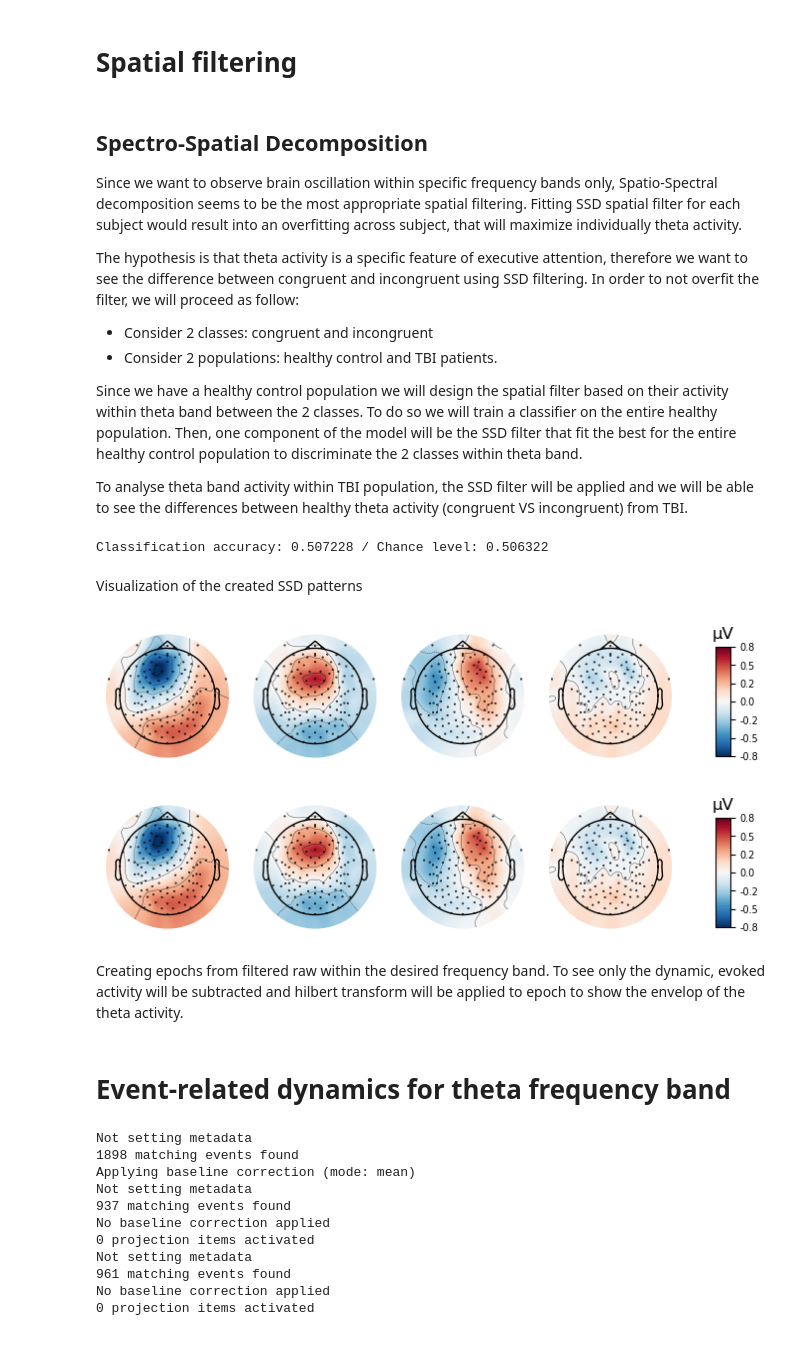
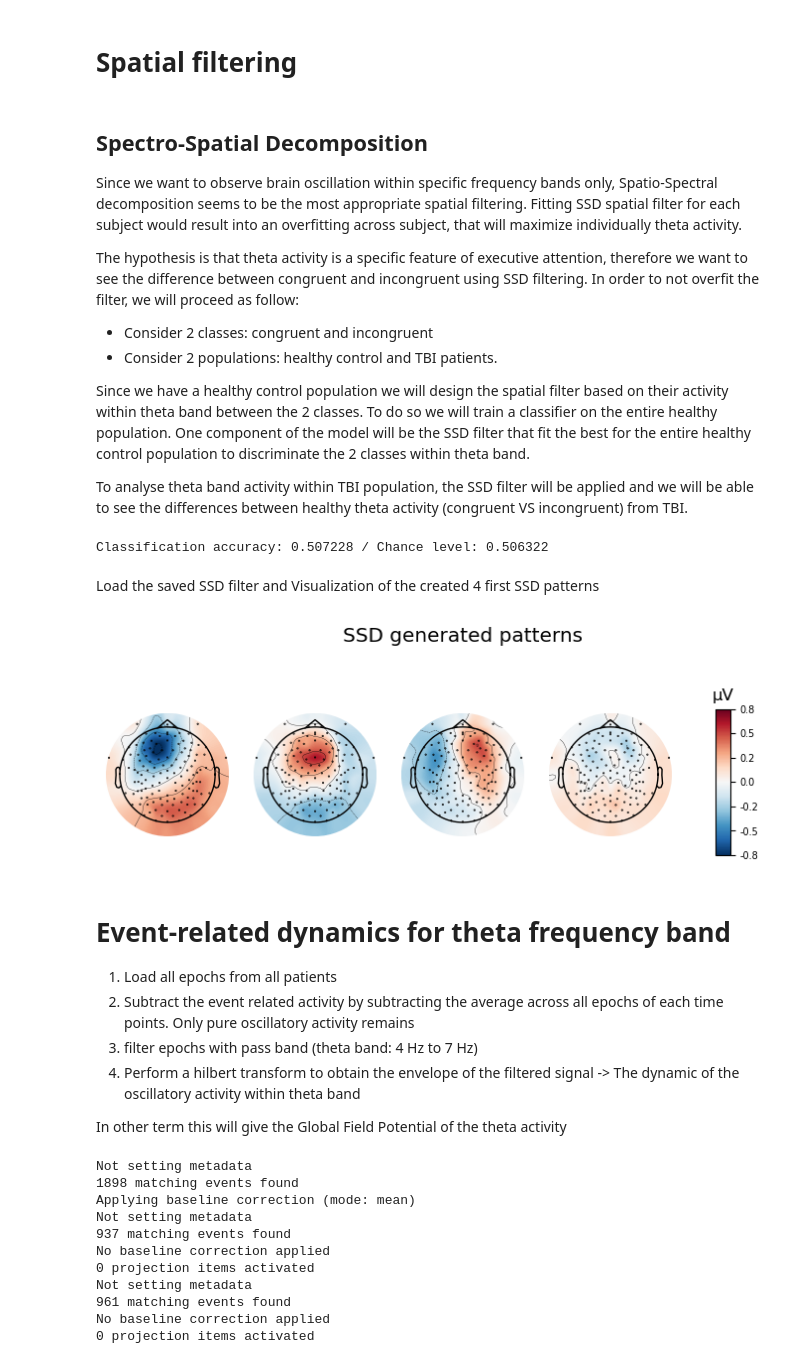
Before and after one commit to Sam54000/preprocessing_theta, a Jupyter notebook: New_MFF_MultiSubjectInluded.ipynb, the cells around one changed output. Drawn from its saved outputs; the diff is of its cells as text; code cells hidden in the pictures.

```diff
--- a/New_MFF_MultiSubjectInluded.ipynb
+++ b/New_MFF_MultiSubjectInluded.ipynb
@@ -481,7 +506,7 @@ The hypothesis is that theta activity is a specific feature of executive attenti
 * Consider 2 classes: congruent and incongruent
 * Consider 2 populations: healthy control and TBI patients.
 
-Since we have a healthy control population we will design the spatial filter based on their activity within theta band between the 2 classes. To do so we will train a classifier on the entire healthy population. Then, one component of the model will be the SSD filter that fit the best for the entire healthy control population to discriminate the 2 classes within theta band.
+Since we have a healthy control population we will design the spatial filter based on their activity within theta band between the 2 classes. To do so we will train a classifier on the entire healthy population. One component of the model will be the SSD filter that fit the best for the entire healthy control population to discriminate the 2 classes within theta band.
 
 To analyse theta band activity within TBI population, the SSD filter will be applied and we will be able to see the differences between healthy theta activity (congruent VS incongruent) from TBI.
 # %%
@@ -527,11 +555,13 @@ print("Classification accuracy: %f / Chance level: %f" % (np.mean(scores),
 # %% [output]
 Classification accuracy: 0.507228 / Chance level: 0.506322
 # %% [markdown]
-Visualization of the created SSD patterns
+Load the saved SSD filter and Visualization of the created 4 first SSD patterns
 # %%
+with open(r'D:\WCM_data_analysis\Theta_analysis\ssd_filter.pkl', 'rb') as inp:
+    ssd = pickle.load(inp)
 patterns_epochs = mne.EvokedArray(data=ssd.patterns_[:4].T,
                                  info=ssd.info)
-patterns_epochs.plot_topomap(units=dict(mag='A.U.'), time_format='')
+patterns_epochs.plot_topomap(units=dict(mag='A.U.'), time_format='',show=False,title='SSD generated patterns')
+plt.show()
 # %% [output]
-[figure, old version]
+[figure, new version]
-[figure, removed]
@@ -546,7 +568,11 @@ save_object(clf, r'D:\WCM_data_analysis\Theta_analysis\classifier.pkl')
-# %% [markdown]
-Creating epochs from filtered raw within the desired frequency band. To see only the dynamic, evoked activity will be subtracted and hilbert transform will be applied to epoch to show the envelop of the theta activity.
-# %% [markdown]
-# Event-related dynamics for theta frequency band
+# %% [markdown]
+# Event-related dynamics for theta frequency band
+1. Load all epochs from all patients
+2. Subtract the event related activity by subtracting the average across all epochs of each time points. Only pure oscillatory activity remains
+3. filter epochs with pass band (theta band: 4 Hz to 7 Hz)
+4. Perform a hilbert transform to obtain the envelope of the filtered signal -> The dynamic of the oscillatory activity within theta band
+
+In other term this will give the Global Field Potential of the theta activity
 # %%
 AcrossSubjects = mne.concatenate_epochs(epochs)
 trans_epochs_cong = mne.EpochsArray(ssd.apply(AcrossSubjects['congruent'].get_data()),AcrossSubjects.info,tmin=-1)
```
Also changed, not shown: parts of 21 cells of this notebook.
